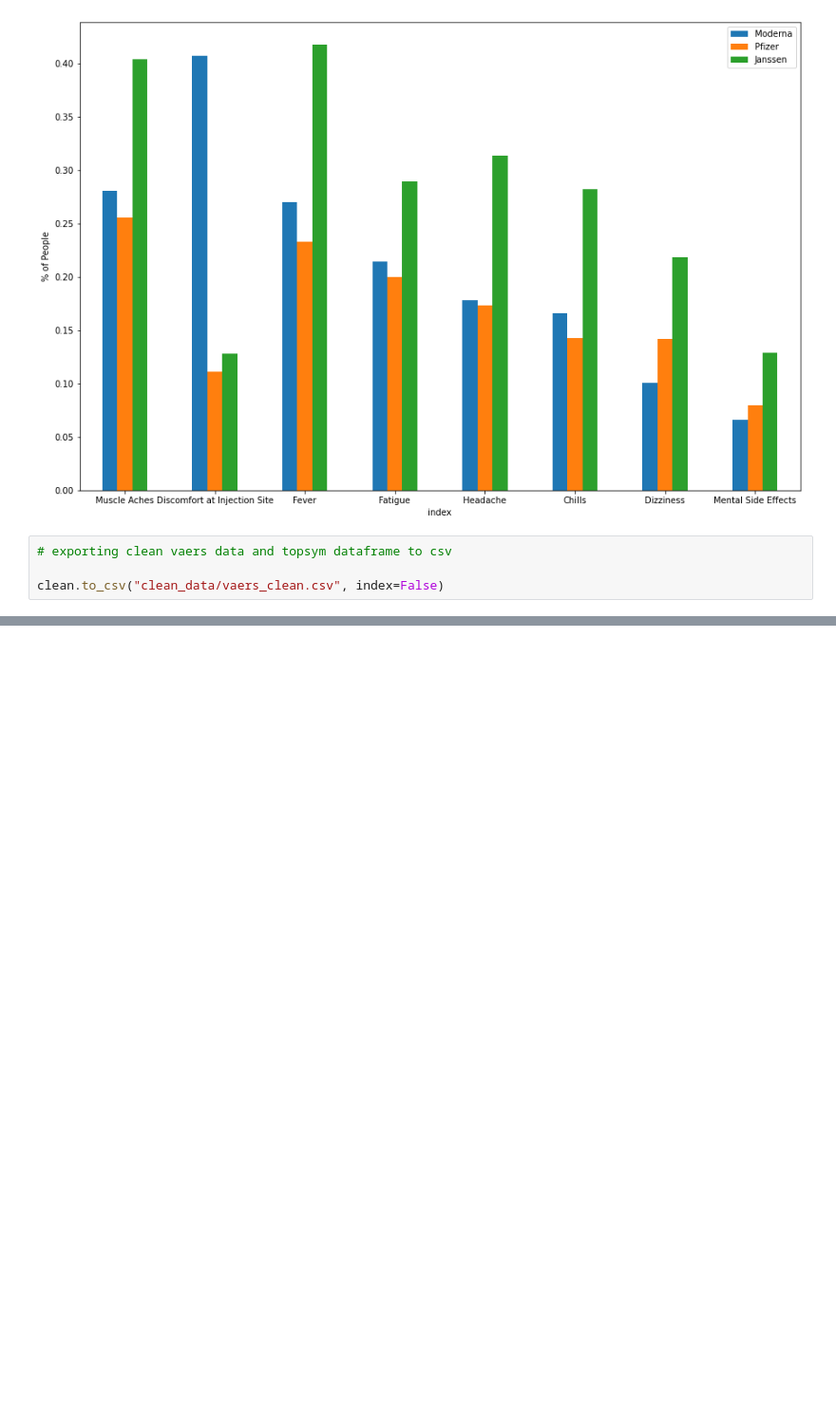
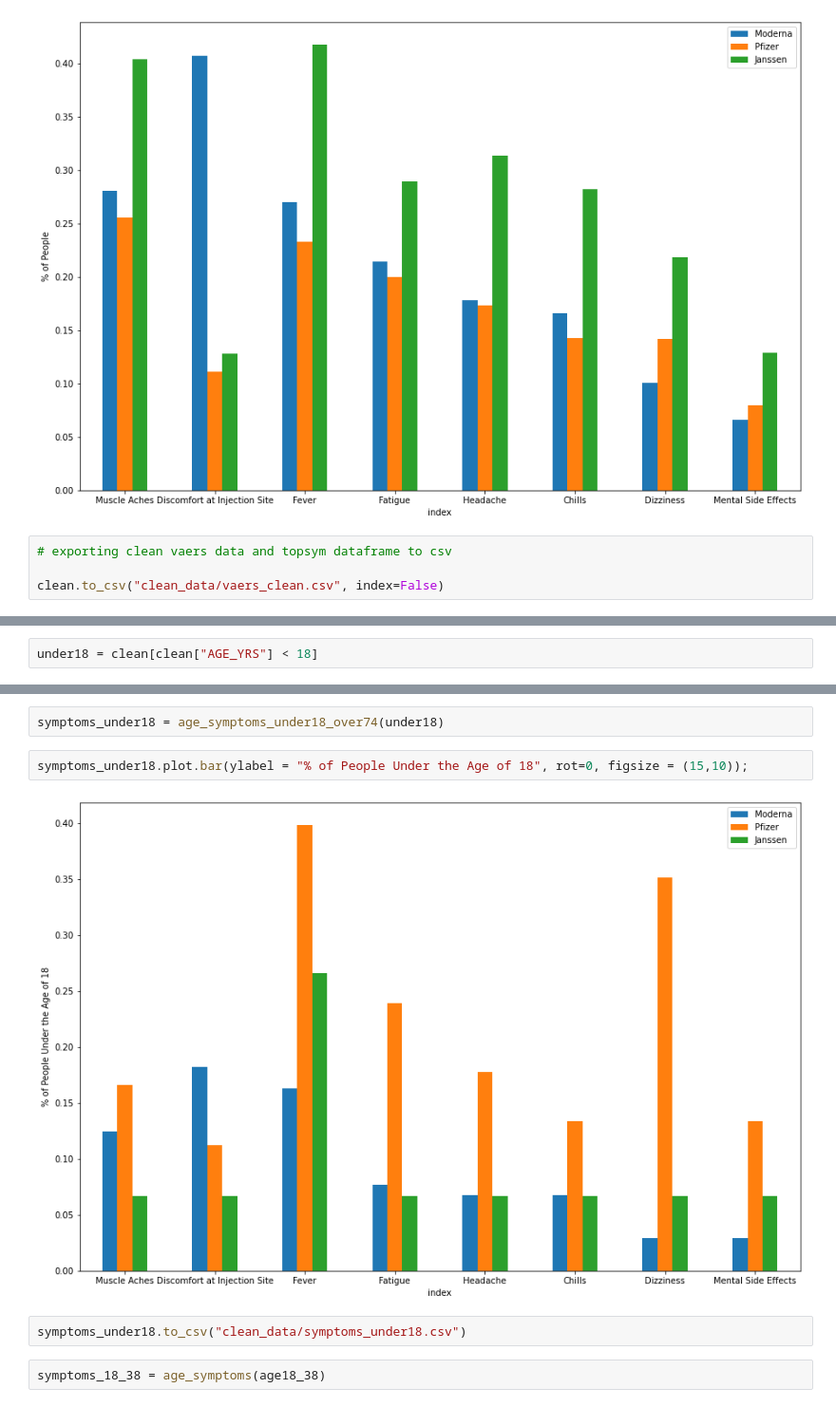
Before and after one commit to atwahl/team_55, a Jupyter notebook: vaers_cleaned.ipynb, the cells around one changed output, grey strips where cells are left out. Shown at 95% size. Cells and saved outputs as stored; diff of their text form; blank space fills up the shorter version.

```diff
--- a/vaers_cleaned.ipynb
+++ b/vaers_cleaned.ipynb
@@ -916,0 +955,2 @@ topsymm.to_csv("clean_data/male_symptoms.csv", index=False)
+# %%
+under18 = clean[clean["AGE_YRS"] < 18]
@@ -916,0 +1210,10 @@ topsymm.to_csv("clean_data/male_symptoms.csv", index=False)
+# %%
+symptoms_under18 = age_symptoms_under18_over74(under18)
+# %%
+symptoms_under18.plot.bar(ylabel = "% of People Under the Age of 18", rot=0, figsize = (15,10));
+# %% [output]
+[figure, added]
+# %%
+symptoms_under18.to_csv("clean_data/symptoms_under18.csv")
+# %%
+symptoms_18_38 = age_symptoms(age18_38)
```
Also changed, not shown: parts of 81 cells of this notebook, 5 other files.
